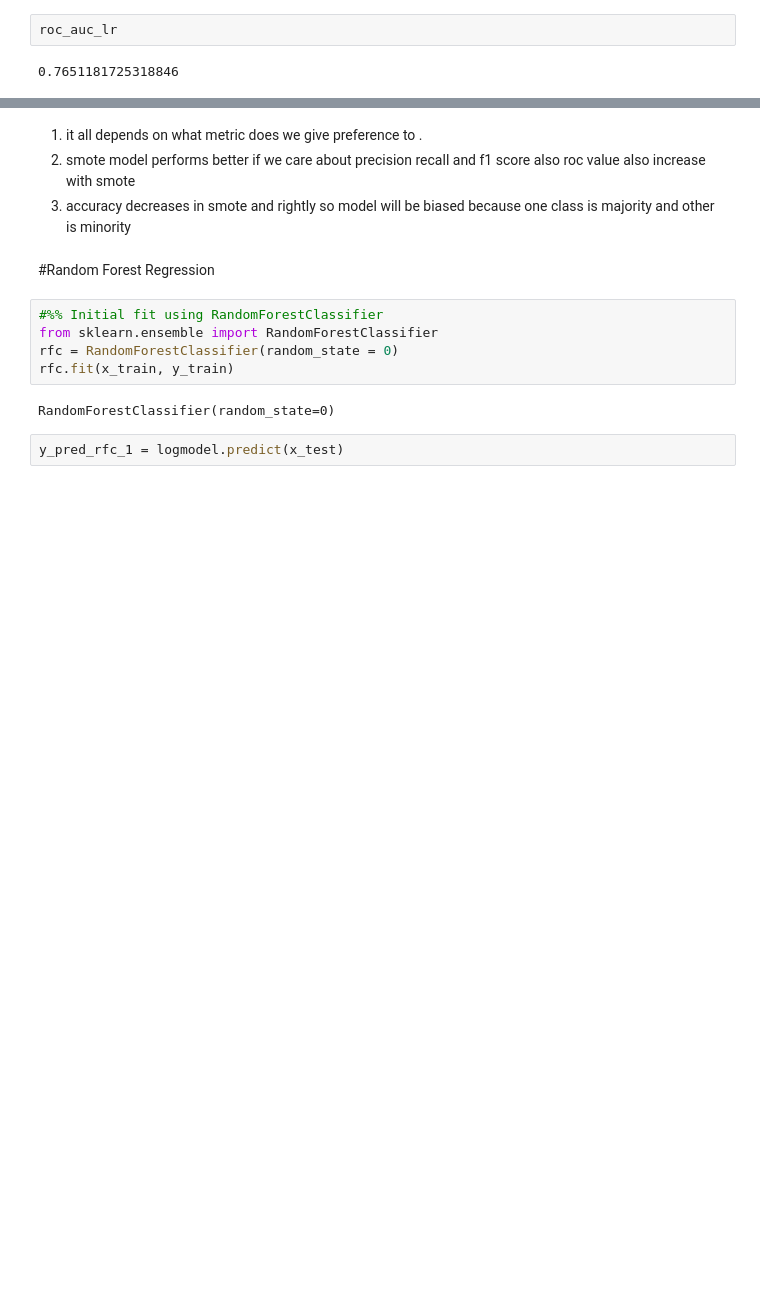
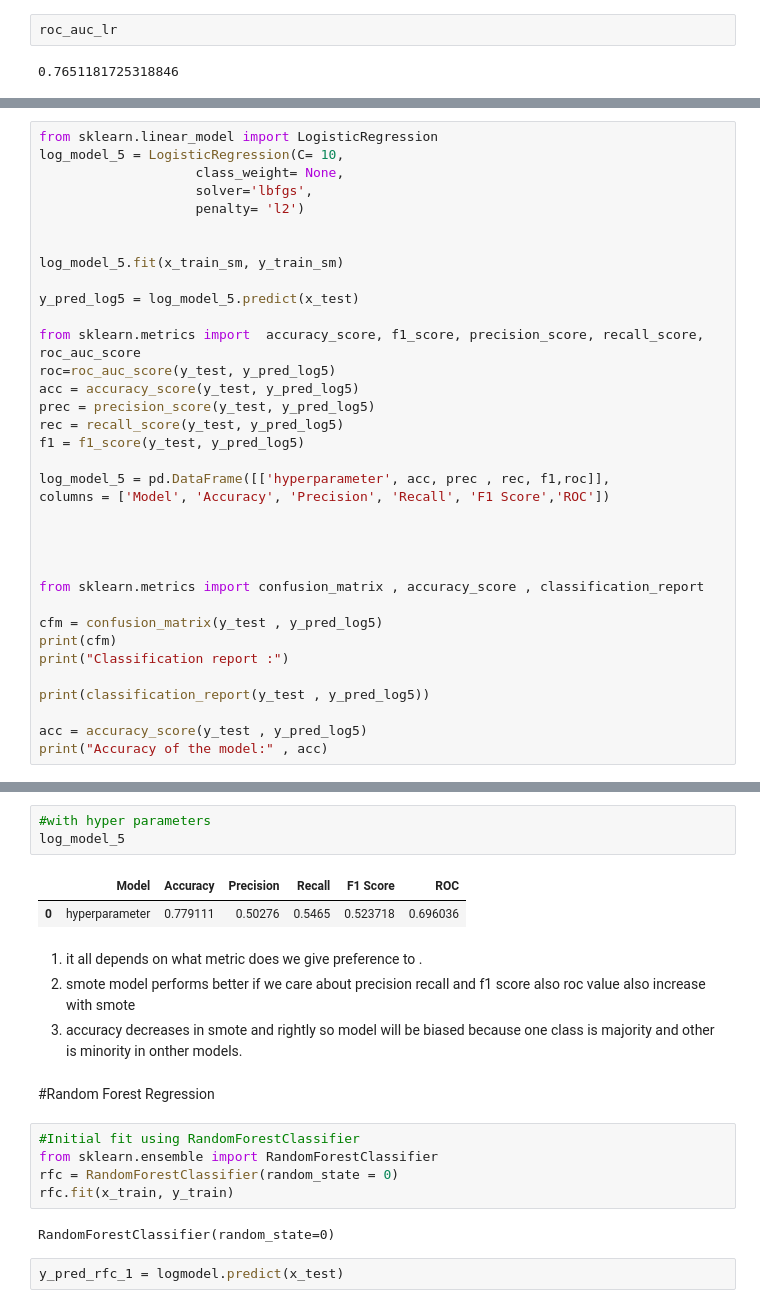
Before and after one commit to shuklasid19/Assignment, a Jupyter notebook: bankbalance.ipynb, the cells around one changed output, grey strips where cells are left out. Drawn from its saved outputs; the diff is of its cells as text; blank space fills up the shorter version.

```diff
--- a/bankbalance.ipynb
+++ b/bankbalance.ipynb
@@ -1013,0 +990,35 @@ roc_auc_lr
+# %%
+from sklearn.linear_model import LogisticRegression
+log_model_5 = LogisticRegression(C= 10,
+                    class_weight= None,
+                    solver='lbfgs',
+                    penalty= 'l2')
+
+
+log_model_5.fit(x_train_sm, y_train_sm)
+
+y_pred_log5 = log_model_5.predict(x_test)
+
+from sklearn.metrics import  accuracy_score, f1_score, precision_score, recall_score, roc_auc_score
+roc=roc_auc_score(y_test, y_pred_log5)
+acc = accuracy_score(y_test, y_pred_log5)
+prec = precision_score(y_test, y_pred_log5)
+rec = recall_score(y_test, y_pred_log5)
+f1 = f1_score(y_test, y_pred_log5)
+
+log_model_5 = pd.DataFrame([['hyperparameter', acc, prec , rec, f1,roc]],
+columns = ['Model', 'Accuracy', 'Precision', 'Recall', 'F1 Score','ROC'])
+
+
+
+
+from sklearn.metrics import confusion_matrix , accuracy_score , classification_report
+
+cfm = confusion_matrix(y_test , y_pred_log5)
+print(cfm)
+print("Classification report :")
+
+print(classification_report(y_test , y_pred_log5))
+
+acc = accuracy_score(y_test , y_pred_log5)
+print("Accuracy of the model:" , acc)
@@ -1014,11 +1058,17 @@ roc_auc_lr
+# %%
+#with hyper parameters
+log_model_5
+# %% [output]
+|  | Model | Accuracy | Precision | Recall | F1 Score | ROC |
+| 0 | hyperparameter | 0.779111 | 0.50276 | 0.5465 | 0.523718 | 0.696036 |
 # %% [markdown]
 1. it all depends on what metric does we give preference to .
 2. smote model performs better if we care about precision recall and f1 score also roc value also increase with smote
-3. accuracy decreases  in smote and rightly so model will be biased because one class is majority and other is minority
+3. accuracy decreases  in smote and rightly so model will be biased because one class is majority and other is minority in onther models.
 # %% [markdown]
 #Random Forest Regression
 # %%
-#%% Initial fit using RandomForestClassifier
+#Initial fit using RandomForestClassifier
 from sklearn.ensemble import RandomForestClassifier
 rfc = RandomForestClassifier(random_state = 0)
 rfc.fit(x_train, y_train)
```
Also changed, not shown: parts of 147 cells of this notebook.
